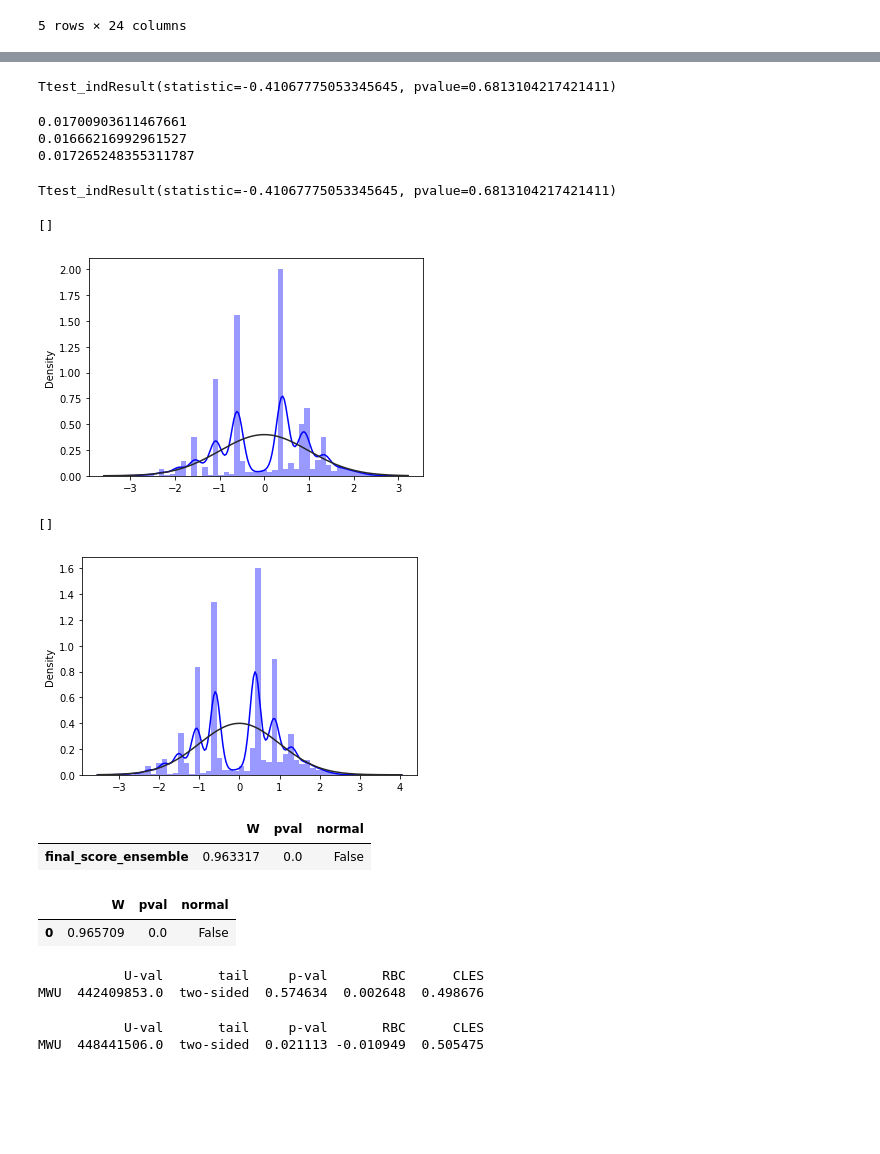
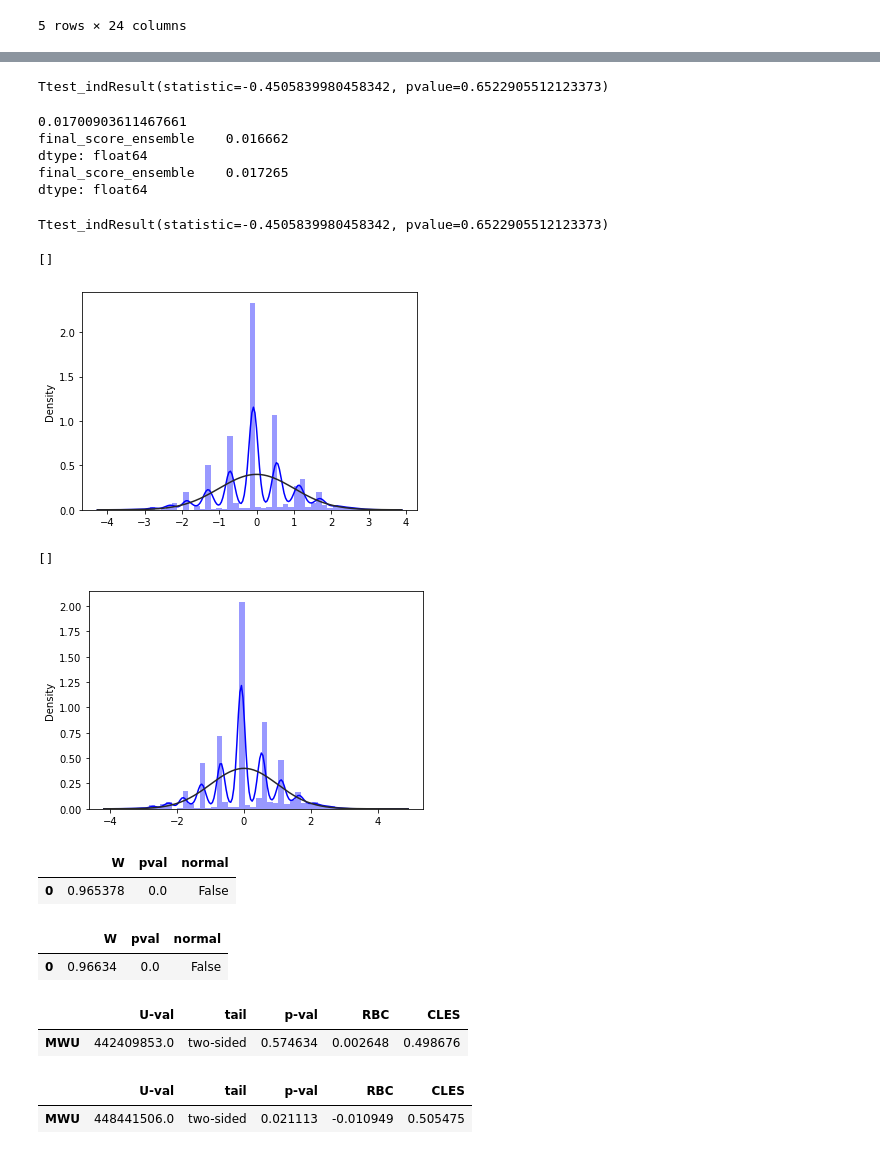
Before and after one commit to leosilva/peerj_computer_science_2022, a Jupyter notebook: Notebooks/Statistics - Working x Non-working.ipynb, the cells around one changed output, grey strips where cells are left out. Cells and saved outputs as stored; diff of their text form; code cells hidden in the pictures; blank space fills up the shorter version.

```diff
--- a/Notebooks/Statistics - Working x Non-working.ipynb
+++ b/Notebooks/Statistics - Working x Non-working.ipynb
@@ -155,6 +155,8 @@ def create_datasets():
 
 #     print(len(work_times))
 #     print(len(non_work_times))
+# %%
+work_times_df, non_work_times_df = create_datasets()
 # %%
 pg.normality(work_times_df)
 # %% [output]
@@ -180,15 +182,19 @@ plt.plot()
 # %%
+# Tentativa de t-test
+
 sts.ttest_ind(work_times_df['final_score_ensemble'], non_work_times_df['final_score_ensemble'], equal_var=False)
 # %% [output]
-Ttest_indResult(statistic=-0.41067775053345645, pvalue=0.6813104217421411)
+Ttest_indResult(statistic=-0.4505839980458342, pvalue=0.6522905512123373)
 # %%
 print(np.mean(tweets_df['final_score_ensemble']))
-print(np.mean(work_times))
-print(np.mean(non_work_times))
+print(np.mean(work_times_df))
+print(np.mean(non_work_times_df))
 # %% [output]
 0.01700903611467661
-0.01666216992961527
-0.017265248355311787
+final_score_ensemble    0.016662
+dtype: float64
+final_score_ensemble    0.017265
+dtype: float64
 # %%
 # Excluindo os tweets neutros
 
@@ -203,35 +209,37 @@ def remove_neutral_tweets(work_times_df, non_work_times_df):
 
 sts.ttest_ind(work_times_df['final_score_ensemble'], non_work_times_df['final_score_ensemble'], equal_var=False)
 # %% [output]
-Ttest_indResult(statistic=-0.41067775053345645, pvalue=0.6813104217421411)
+Ttest_indResult(statistic=-0.4505839980458342, pvalue=0.6522905512123373)
 # %%
 def scale_datasets(work_times_df, non_work_times_df):
     scaler = StandardScaler()
     work_times_df_scaled = pd.DataFrame(scaler.fit_transform(work_times_df))
     non_work_times_df_scaled = pd.DataFrame(scaler.fit_transform(non_work_times_df))
     return (work_times_df_scaled, non_work_times_df_scaled)
+# %%
+work_times_df_scaled, non_work_times_df_scaled = scale_datasets(work_times_df, non_work_times_df)
 # %%
-sns.distplot(work_times_df_scaled, fit = st.norm, kde = True, color = 'blue')
+sns.distplot(work_times_df_scaled, fit = sts.norm, kde = True, color = 'blue')
 plt.plot()
 # %% [output]
 []
-[figure, old version]
+[figure, new version]
 # %%
-sns.distplot(non_work_times_df_scaled, fit = st.norm, kde = True, color = 'blue')
+sns.distplot(non_work_times_df_scaled, fit = sts.norm, kde = True, color = 'blue')
 plt.plot()
 # %% [output]
 []
-[figure, old version]
+[figure, new version]
 # %%
 pg.normality(work_times_df_scaled)
 # %% [output]
 |  | W | pval | normal |
-| final_score_ensemble | 0.963317 | 0.0 | False |
+| 0 | 0.965378 | 0.0 | False |
 # %%
 pg.normality(non_work_times_df_scaled)
 # %% [output]
 |  | W | pval | normal |
-| 0 | 0.965709 | 0.0 | False |
+| 0 | 0.96634 | 0.0 | False |
 # %%
 # Como as distribuições NÃO SÃO NORMAIS, aplica-se testes não paramétricos.
 
@@ -245,8 +256,8 @@ work_times_df, non_work_times_df = remove_neutral_tweets(work_times_df, non_work
 result = calculate_mwu_statistic(work_times_df, non_work_times_df)
 result
 # %% [output]
-           U-val       tail     p-val       RBC      CLES
-MWU  442409853.0  two-sided  0.574634  0.002648  0.498676
+|  | U-val | tail | p-val | RBC | CLES |
+| MWU | 442409853.0 | two-sided | 0.574634 | 0.002648 | 0.498676 |
 # %%
 # Cálculo da estatística Mann-Withney PADRONIZANDO os dados
 
@@ -256,5 +267,5 @@ work_times_df, non_work_times_df = scale_datasets(work_times_df, non_work_times_
 result = calculate_mwu_statistic(work_times_df, non_work_times_df)
 result
 # %% [output]
-           U-val       tail     p-val       RBC      CLES
-MWU  448441506.0  two-sided  0.021113 -0.010949  0.505475
+|  | U-val | tail | p-val | RBC | CLES |
+| MWU | 448441506.0 | two-sided | 0.021113 | -0.010949 | 0.505475 |
```
Also changed, not shown: parts of 7 cells of this notebook.
